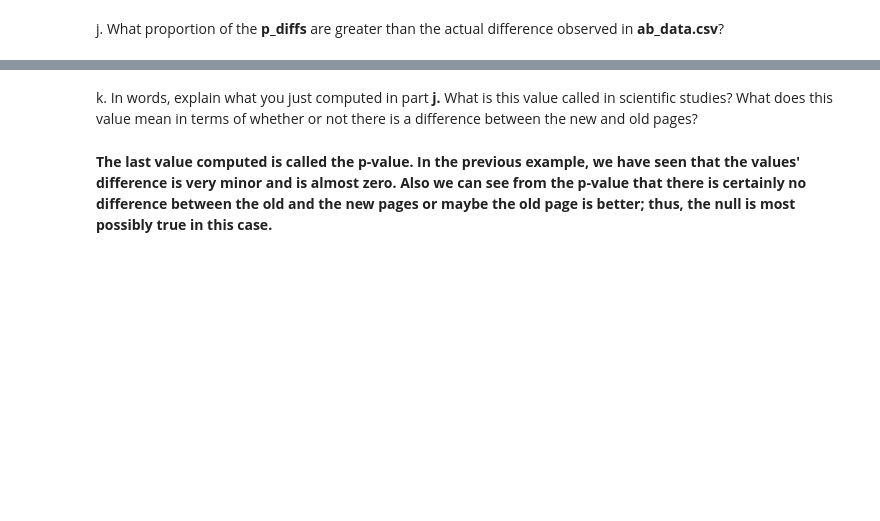
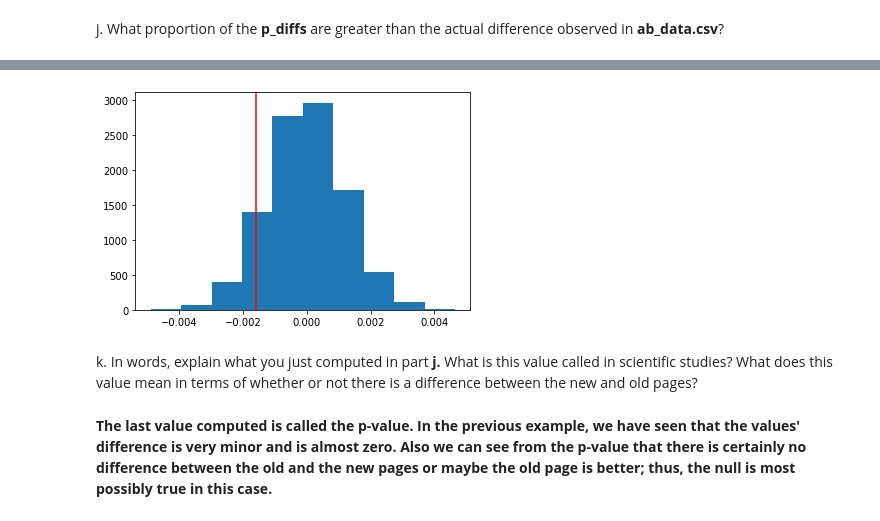
Before and after one commit to aalsudairi/Analyze-AB-Test-Results, a Jupyter notebook: Analyze_ab_test_results_notebook.ipynb, the cells around one changed output, grey strips where cells are left out. Saved outputs shown, nothing was run; the diff lists cells and outputs as text; code cells hidden in the pictures; blank space fills up the shorter version.

Commit message:
Modify the code for the visualization

```diff
--- a/Analyze_ab_test_results_notebook.ipynb
+++ b/Analyze_ab_test_results_notebook.ipynb
@@ -290,3 +289,8 @@ actual_diffs = df2[df2['group'] == 'treatment']['converted'].mean() - df2[df2['g
+# %%
+plt.hist(p_diffs)
+plt.axvline(actual_diffs, color='r');
+# %% [output]
+[figure, added]
 # %% [markdown]
 k. In words, explain what you just computed in part **j.**  What is this value called in scientific studies?  What does this value mean in terms of whether or not there is a difference between the new and old pages?
 # %% [markdown]
```
Also changed, not shown: parts of 7 cells of this notebook.
